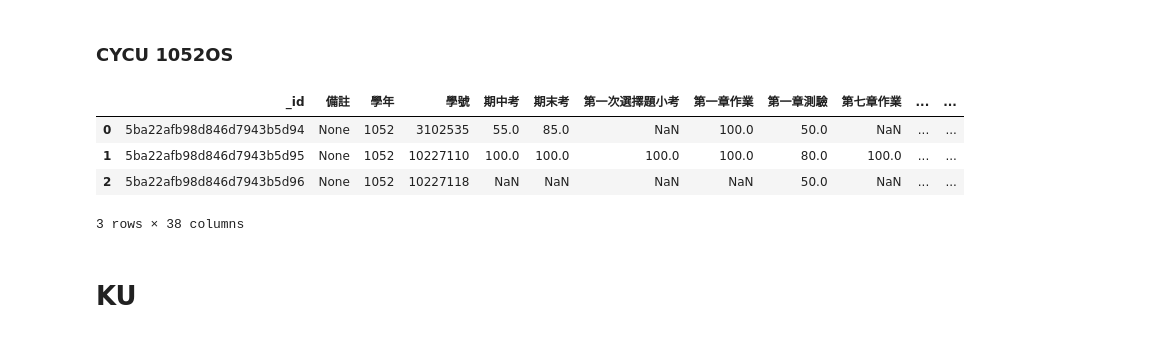
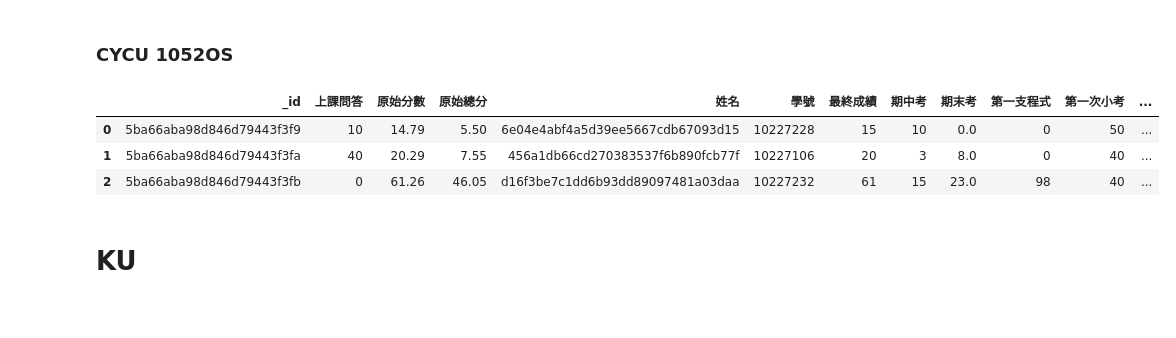
Before and after one commit to owen198/ds_comparision, a Jupyter notebook: datasets.ipynb, the cells around one changed output. Cells and saved outputs as stored; diff of their text form; code cells hidden in the pictures.

```diff
--- a/datasets.ipynb
+++ b/datasets.ipynb
@@ -146,14 +190,13 @@ cycu_1042os = score_df.astype(int)
 # %% [markdown]
 ### CYCU 1052OS
 # %%
-db = conn['1052OS']
-collection = db['1052aOS_grades.json']
+db = conn['CYCU_1052OS']
+collection = db['1052bOS2']
 df = pd.DataFrame(list(collection.find()))
 df.head(3)
 # %% [output]
-|  | _id | 備註 | 學年 | 學號 | 期中考 | 期末考 | 第一次選擇題小考 | 第一章作業 | 第一章測驗 | 第七章作業 | ... | ... |
-| 0 | 5ba22afb98d846d7943b5d94 | None | 1052 | 3102535 | 55.0 | 85.0 | NaN | 100.0 | 50.0 | NaN | ... | ... |
-| 1 | 5ba22afb98d846d7943b5d95 | None | 1052 | 10227110 | 100.0 | 100.0 | 100.0 | 100.0 | 80.0 | 100.0 | ... | ... |
-| 2 | 5ba22afb98d846d7943b5d96 | None | 1052 | 10227118 | NaN | NaN | NaN | NaN | 50.0 | NaN | ... | ... |
+|  | _id | 上課問答 | 原始分數 | 原始總分 | 姓名 | 學號 | 最終成績 | 期中考 | 期末考 | 第一支程式 | 第一次小考 | ... |
+| 0 | 5ba66aba98d846d79443f3f9 | 10 | 14.79 | 5.50 | 6e04e4abf4a5d39ee5667cdb67093d15 | 10227228 | 15 | 10 | 0.0 | 0 | 50 | ... |
+| 1 | 5ba66aba98d846d79443f3fa | 40 | 20.29 | 7.55 | 456a1db66cd270383537f6b890fcb77f | 10227106 | 20 | 3 | 8.0 | 0 | 40 | ... |
+| 2 | 5ba66aba98d846d79443f3fb | 0 | 61.26 | 46.05 | d16f3be7c1dd6b93dd89097481a03daa | 10227232 | 61 | 15 | 23.0 | 98 | 40 | ... |
-3 rows × 38 columns
 # %%
```
Also changed, not shown: parts of 30 cells of this notebook, 1 other file.
